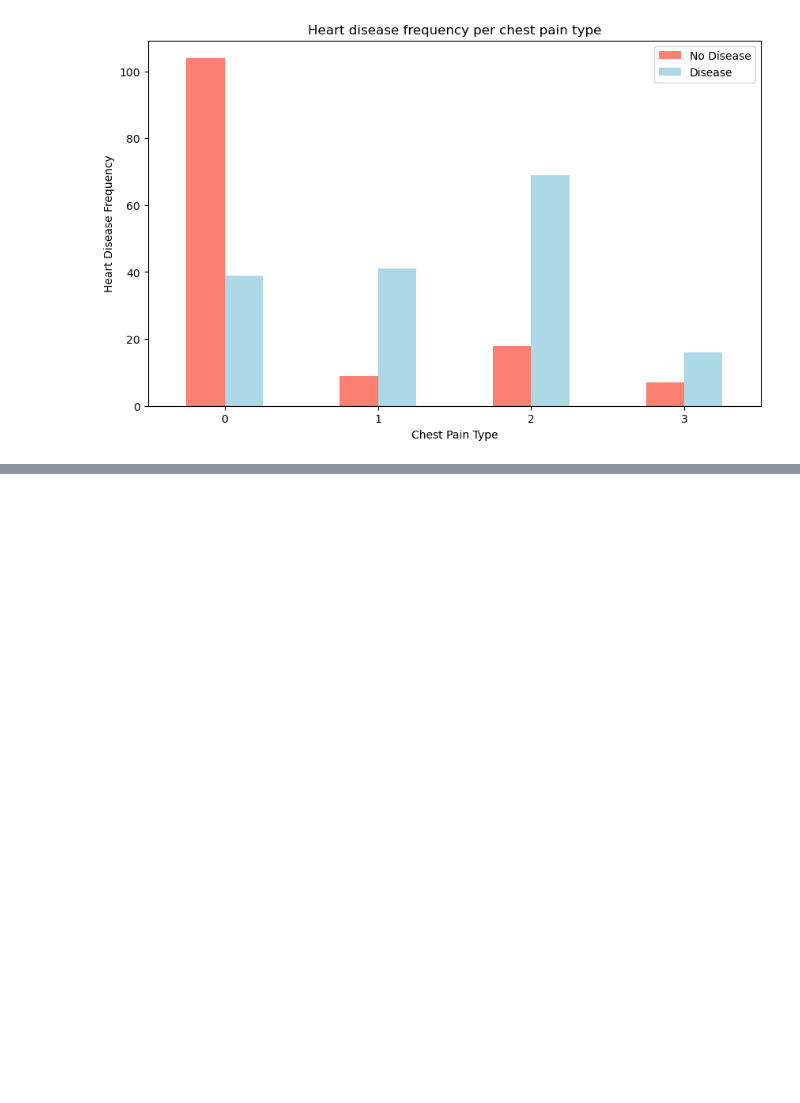
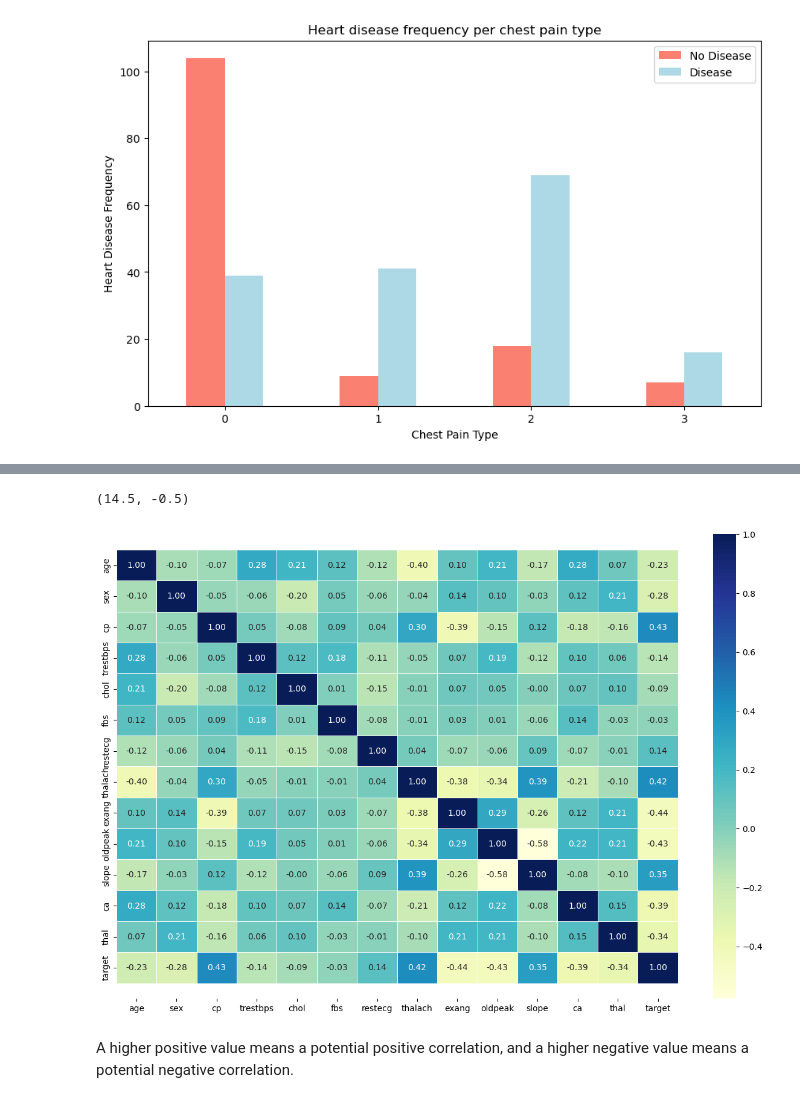
Before and after one commit to AlbertoRoGlez/Heart-disease-prediction, a Jupyter notebook: end-to-end-heart-disease-classification.ipynb, the cells around one changed output, grey strips where cells are left out. Drawn from its saved outputs; the diff is of its cells as text; code cells hidden in the pictures; blank space fills up the shorter version.

```diff
--- a/end-to-end-heart-disease-classification.ipynb
+++ b/end-to-end-heart-disease-classification.ipynb
@@ -269,0 +289,16 @@ plt.xticks(rotation=0);
+# %%
+# Make our correlation matrix a little prettier
+corr_matrix = df.corr()
+fig, ax = plt.subplots(figsize=(15,10))
+ax = sns.heatmap(corr_matrix,
+                 annot=True,
+                 linewidths=0.5,
+                 fmt=".2f",
+                 cmap="YlGnBu");
+bottom, top = ax.get_ylim()
+ax.set_ylim(bottom + 0.5, top - 0.5)
+# %% [output]
+(14.5, -0.5)
+[figure, added]
+# %% [markdown]
+A higher positive value means a potential positive correlation, and a higher negative value means a potential negative correlation.
```
Also changed, not shown: parts of 1 cell of this notebook.
